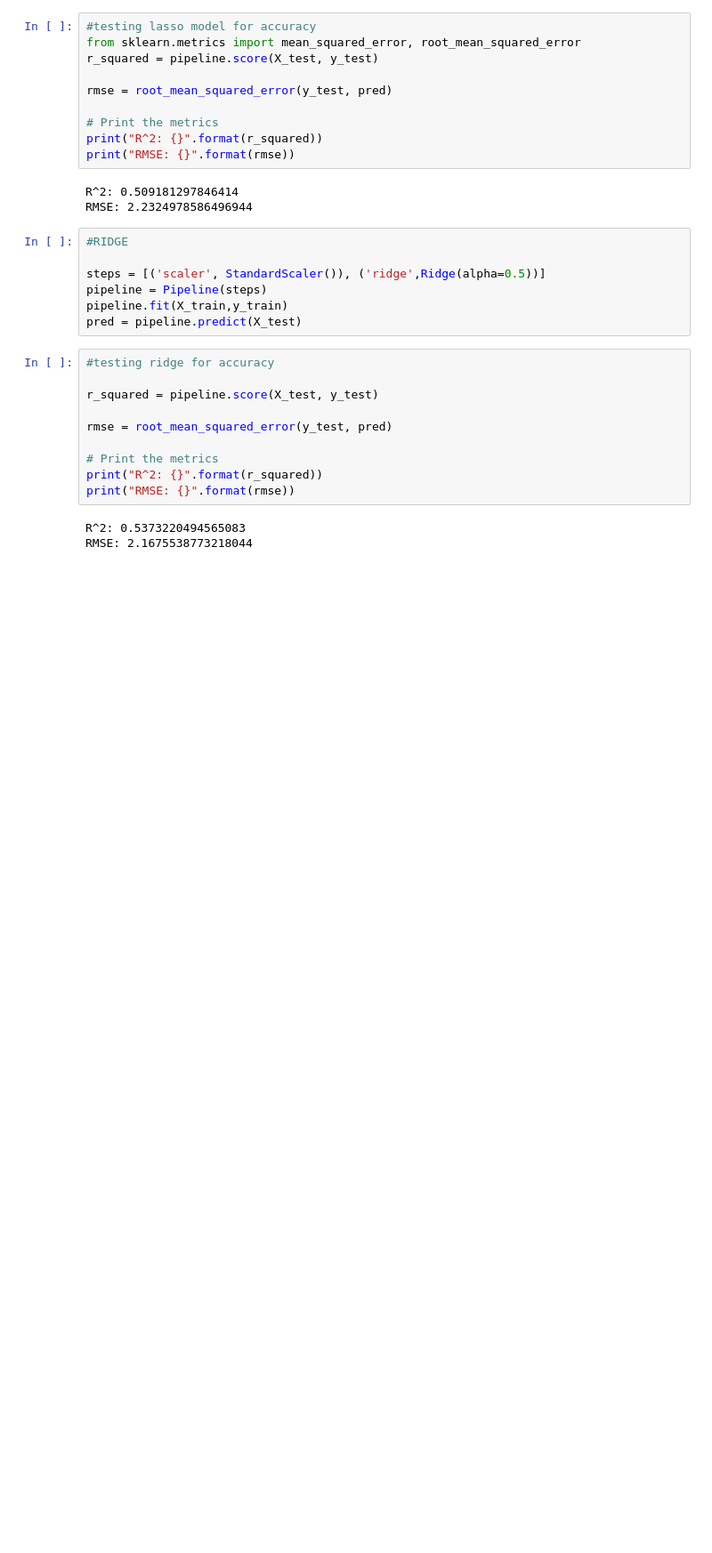
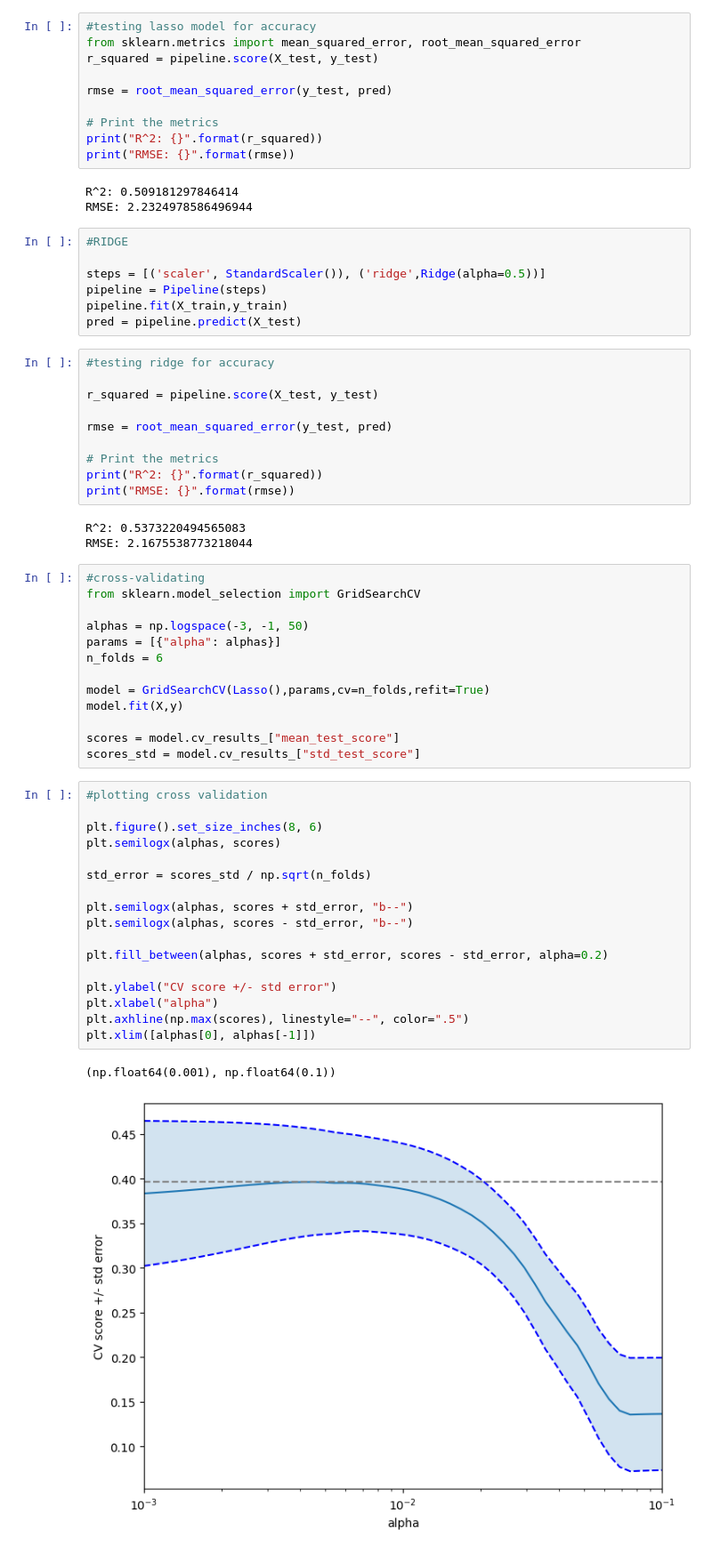
Before and after one commit to BenziJPCorrales/DATA-433-Indiana-Housing-Prediction, a Jupyter notebook: ai_model.ipynb, the cells around one changed output. Shown at 89% size. Saved outputs shown, nothing was run; the diff lists cells and outputs as text; blank space fills up the shorter version.

```diff
--- a/ai_model.ipynb
+++ b/ai_model.ipynb
@@ -96,3 +98,36 @@ print("RMSE: {}".format(rmse))
 # %% [output]
 R^2: 0.5373220494565083
 RMSE: 2.1675538773218044
+# %%
+#cross-validating
+from sklearn.model_selection import GridSearchCV
+
+alphas = np.logspace(-3, -1, 50)
+params = [{"alpha": alphas}]
+n_folds = 6
+
+model = GridSearchCV(Lasso(),params,cv=n_folds,refit=True)
+model.fit(X,y)
+
+scores = model.cv_results_["mean_test_score"]
+scores_std = model.cv_results_["std_test_score"]
+# %%
+#plotting cross validation
+
+plt.figure().set_size_inches(8, 6)
+plt.semilogx(alphas, scores)
+
+std_error = scores_std / np.sqrt(n_folds)
+
+plt.semilogx(alphas, scores + std_error, "b--")
+plt.semilogx(alphas, scores - std_error, "b--")
+
+plt.fill_between(alphas, scores + std_error, scores - std_error, alpha=0.2)
+
+plt.ylabel("CV score +/- std error")
+plt.xlabel("alpha")
+plt.axhline(np.max(scores), linestyle="--", color=".5")
+plt.xlim([alphas[0], alphas[-1]])
+# %% [output]
+(np.float64(0.001), np.float64(0.1))
+[figure, added]
```
Also changed, not shown: parts of 3 cells of this notebook.
